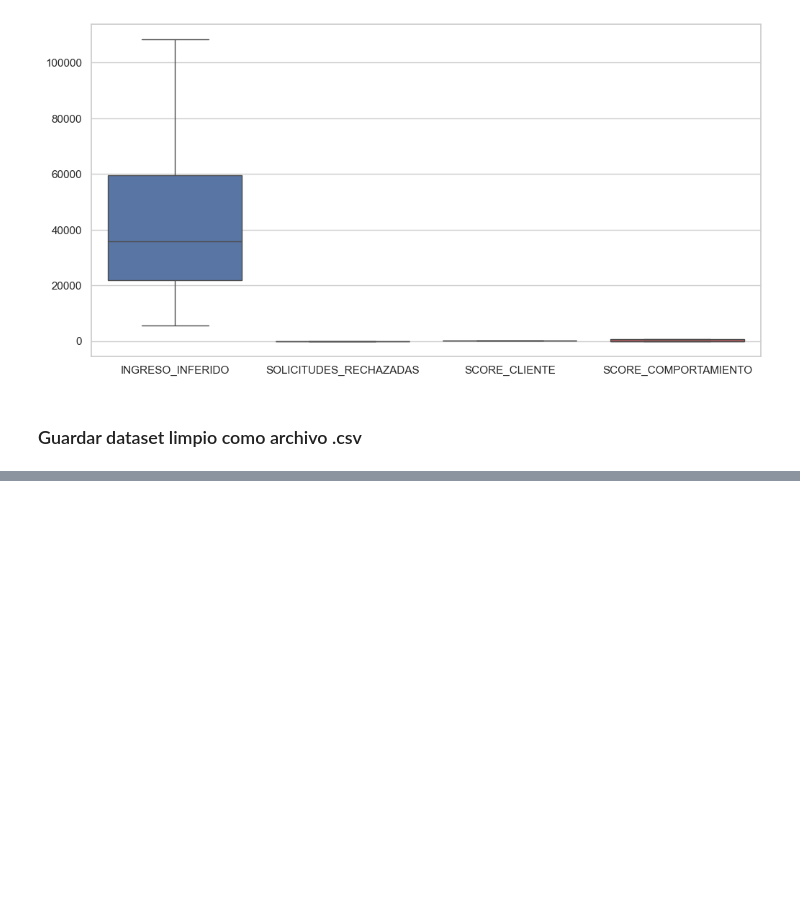
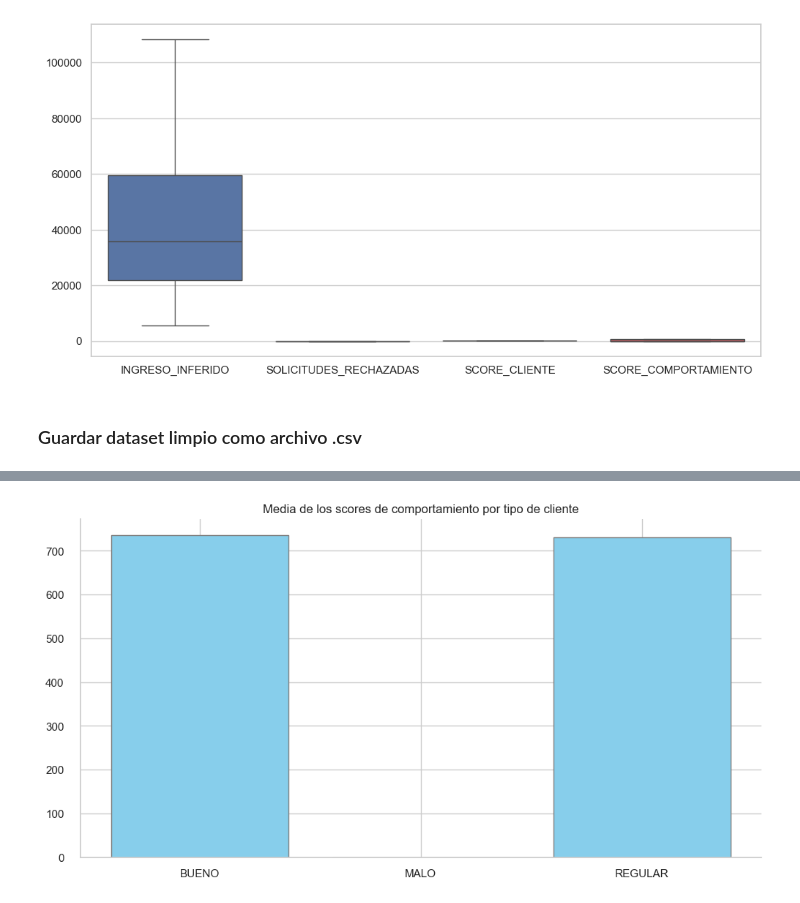
Before and after one commit to ElliotDM/inf_bancaria, a Jupyter notebook: notebooks/reporte.ipynb, the cells around one changed output, grey strips where cells are left out. Saved outputs shown, nothing was run; the diff lists cells and outputs as text; code cells hidden in the pictures; blank space fills up the shorter version.

```diff
--- a/notebooks/reporte.ipynb
+++ b/notebooks/reporte.ipynb
@@ -249,0 +278,4 @@ df_clean.to_csv(clean_data_path, index=False)
+# %%
+distribution(df_group["TIPO_CTE"], df_group["mean_score_comportamiento"], "Media de los scores de comportamiento por tipo de cliente")
+# %% [output]
+[figure, added]
```
Also changed, not shown: parts of 18 cells of this notebook, 10 other files.
